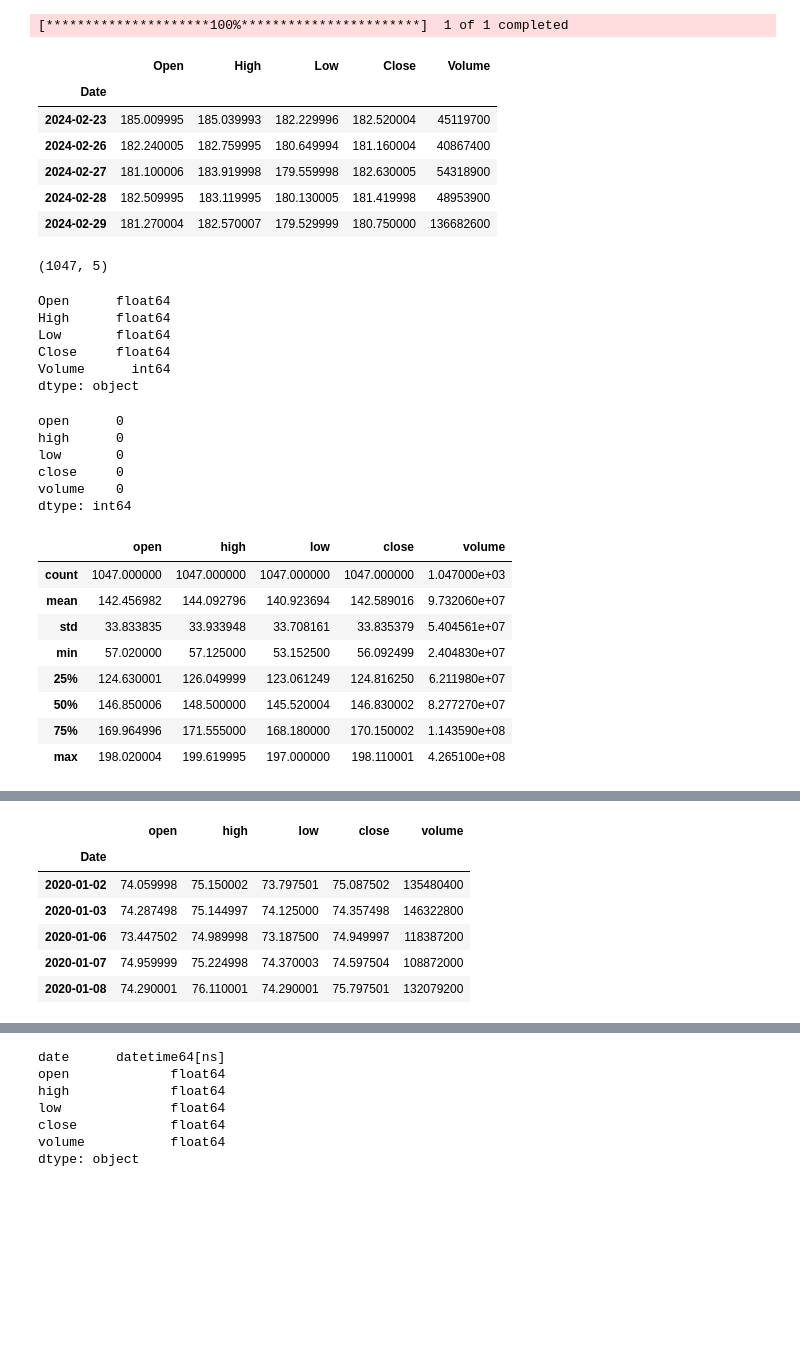
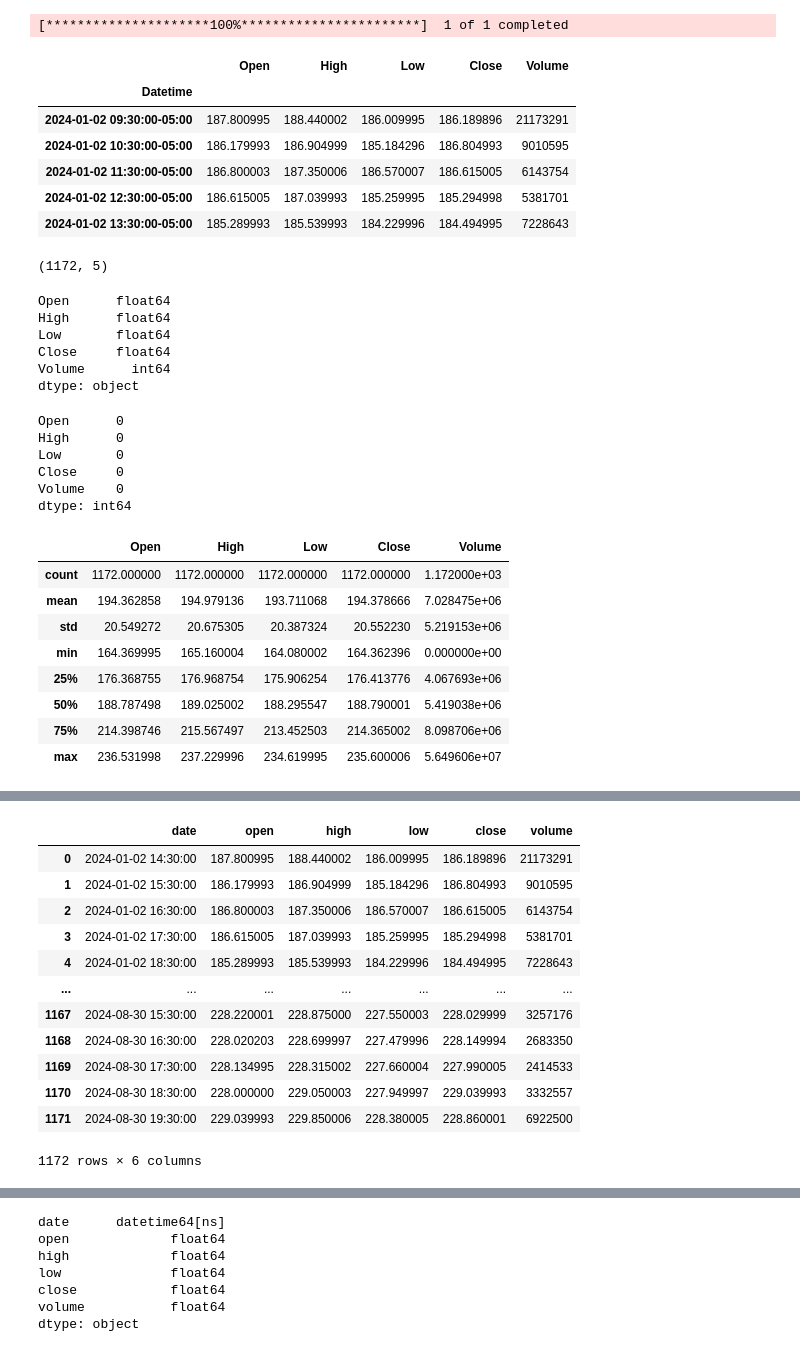
Before and after one commit to w3dip/otus-ml-finance-homework3, a Jupyter notebook: hw1.ipynb, the cells around one changed output, grey strips where cells are left out. Drawn from its saved outputs; the diff is of its cells as text; code cells hidden in the pictures; blank space fills up the shorter version.

```diff
--- a/hw1.ipynb
+++ b/hw1.ipynb
@@ -6,21 +33,21 @@ warnings.filterwarnings("ignore")
 # %%
-import yfinance as yf
+!pip install yfinance -q
 
-df = yf.download("AAPL", start="2020-01-01", end="2024-03-01").drop(columns=['Adj Close'])
+df = yf.download("AAPL", start="2024-01-01", interval="1h").drop(columns=['Adj Close'])
 df.head()
 # %% [output]
 [*********************100%***********************]  1 of 1 completed
 |  | Open | High | Low | Close | Volume |
-| Date |  |  |  |  |  |
-| 2024-02-23 | 185.009995 | 185.039993 | 182.229996 | 182.520004 | 45119700 |
-| 2024-02-26 | 182.240005 | 182.759995 | 180.649994 | 181.160004 | 40867400 |
-| 2024-02-27 | 181.100006 | 183.919998 | 179.559998 | 182.630005 | 54318900 |
-| 2024-02-28 | 182.509995 | 183.119995 | 180.130005 | 181.419998 | 48953900 |
-| 2024-02-29 | 181.270004 | 182.570007 | 179.529999 | 180.750000 | 136682600 |
+| Datetime |  |  |  |  |  |
+| 2024-01-02 09:30:00-05:00 | 187.800995 | 188.440002 | 186.009995 | 186.189896 | 21173291 |
+| 2024-01-02 10:30:00-05:00 | 186.179993 | 186.904999 | 185.184296 | 186.804993 | 9010595 |
+| 2024-01-02 11:30:00-05:00 | 186.800003 | 187.350006 | 186.570007 | 186.615005 | 6143754 |
+| 2024-01-02 12:30:00-05:00 | 186.615005 | 187.039993 | 185.259995 | 185.294998 | 5381701 |
+| 2024-01-02 13:30:00-05:00 | 185.289993 | 185.539993 | 184.229996 | 184.494995 | 7228643 |
 # %%
 df.shape
 # %% [output]
-(1047, 5)
+(1172, 5)
 # %%
 df.dtypes
 # %% [output]
@@ -33,21 +60,21 @@ dtype: object
 # %%
 df.isnull().sum()
 # %% [output]
-open      0
-high      0
-low       0
-close     0
-volume    0
+Open      0
+High      0
+Low       0
+Close     0
+Volume    0
 dtype: int64
 # %%
 df.describe()
 # %% [output]
-|  | open | high | low | close | volume |
-| count | 1047.000000 | 1047.000000 | 1047.000000 | 1047.000000 | 1.047000e+03 |
-| mean | 142.456982 | 144.092796 | 140.923694 | 142.589016 | 9.732060e+07 |
-| std | 33.833835 | 33.933948 | 33.708161 | 33.835379 | 5.404561e+07 |
-| min | 57.020000 | 57.125000 | 53.152500 | 56.092499 | 2.404830e+07 |
-| 25% | 124.630001 | 126.049999 | 123.061249 | 124.816250 | 6.211980e+07 |
-| 50% | 146.850006 | 148.500000 | 145.520004 | 146.830002 | 8.277270e+07 |
-| 75% | 169.964996 | 171.555000 | 168.180000 | 170.150002 | 1.143590e+08 |
-| max | 198.020004 | 199.619995 | 197.000000 | 198.110001 | 4.265100e+08 |
+|  | Open | High | Low | Close | Volume |
+| count | 1172.000000 | 1172.000000 | 1172.000000 | 1172.000000 | 1.172000e+03 |
+| mean | 194.362858 | 194.979136 | 193.711068 | 194.378666 | 7.028475e+06 |
+| std | 20.549272 | 20.675305 | 20.387324 | 20.552230 | 5.219153e+06 |
+| min | 164.369995 | 165.160004 | 164.080002 | 164.362396 | 0.000000e+00 |
+| 25% | 176.368755 | 176.968754 | 175.906254 | 176.413776 | 4.067693e+06 |
+| 50% | 188.787498 | 189.025002 | 188.295547 | 188.790001 | 5.419038e+06 |
+| 75% | 214.398746 | 215.567497 | 213.452503 | 214.365002 | 8.098706e+06 |
+| max | 236.531998 | 237.229996 | 234.619995 | 235.600006 | 5.649606e+07 |
@@ -60,16 +87,23 @@ dfSummary(df)
 # %% [output]
 [interactive output not drawn]
 # %%
-import pandas as pd
-
-df.index = pd.to_datetime(df.index)
 df.columns = df.columns.str.lower()
-df.head()
+df.insert(0, "date", pd.to_datetime(df.index).tz_convert(tz=None))
+df = df.sort_values(by='date')
+df = df.drop_duplicates(subset='date').reset_index(drop=True)
+df.to_csv('AAPL_1h.csv')
+df
 # %% [output]
-|  | open | high | low | close | volume |
-| Date |  |  |  |  |  |
-| 2020-01-02 | 74.059998 | 75.150002 | 73.797501 | 75.087502 | 135480400 |
-| 2020-01-03 | 74.287498 | 75.144997 | 74.125000 | 74.357498 | 146322800 |
-| 2020-01-06 | 73.447502 | 74.989998 | 73.187500 | 74.949997 | 118387200 |
-| 2020-01-07 | 74.959999 | 75.224998 | 74.370003 | 74.597504 | 108872000 |
-| 2020-01-08 | 74.290001 | 76.110001 | 74.290001 | 75.797501 | 132079200 |
+|  | date | open | high | low | close | volume |
+| 0 | 2024-01-02 14:30:00 | 187.800995 | 188.440002 | 186.009995 | 186.189896 | 21173291 |
+| 1 | 2024-01-02 15:30:00 | 186.179993 | 186.904999 | 185.184296 | 186.804993 | 9010595 |
+| 2 | 2024-01-02 16:30:00 | 186.800003 | 187.350006 | 186.570007 | 186.615005 | 6143754 |
+| 3 | 2024-01-02 17:30:00 | 186.615005 | 187.039993 | 185.259995 | 185.294998 | 5381701 |
+| 4 | 2024-01-02 18:30:00 | 185.289993 | 185.539993 | 184.229996 | 184.494995 | 7228643 |
+| ... | ... | ... | ... | ... | ... | ... |
+| 1167 | 2024-08-30 15:30:00 | 228.220001 | 228.875000 | 227.550003 | 228.029999 | 3257176 |
+| 1168 | 2024-08-30 16:30:00 | 228.020203 | 228.699997 | 227.479996 | 228.149994 | 2683350 |
+| 1169 | 2024-08-30 17:30:00 | 228.134995 | 228.315002 | 227.660004 | 227.990005 | 2414533 |
+| 1170 | 2024-08-30 18:30:00 | 228.000000 | 229.050003 | 227.949997 | 229.039993 | 3332557 |
+| 1171 | 2024-08-30 19:30:00 | 229.039993 | 229.850006 | 228.380005 | 228.860001 | 6922500 |
+1172 rows × 6 columns
```
Also changed, not shown: parts of 20 cells of this notebook.
